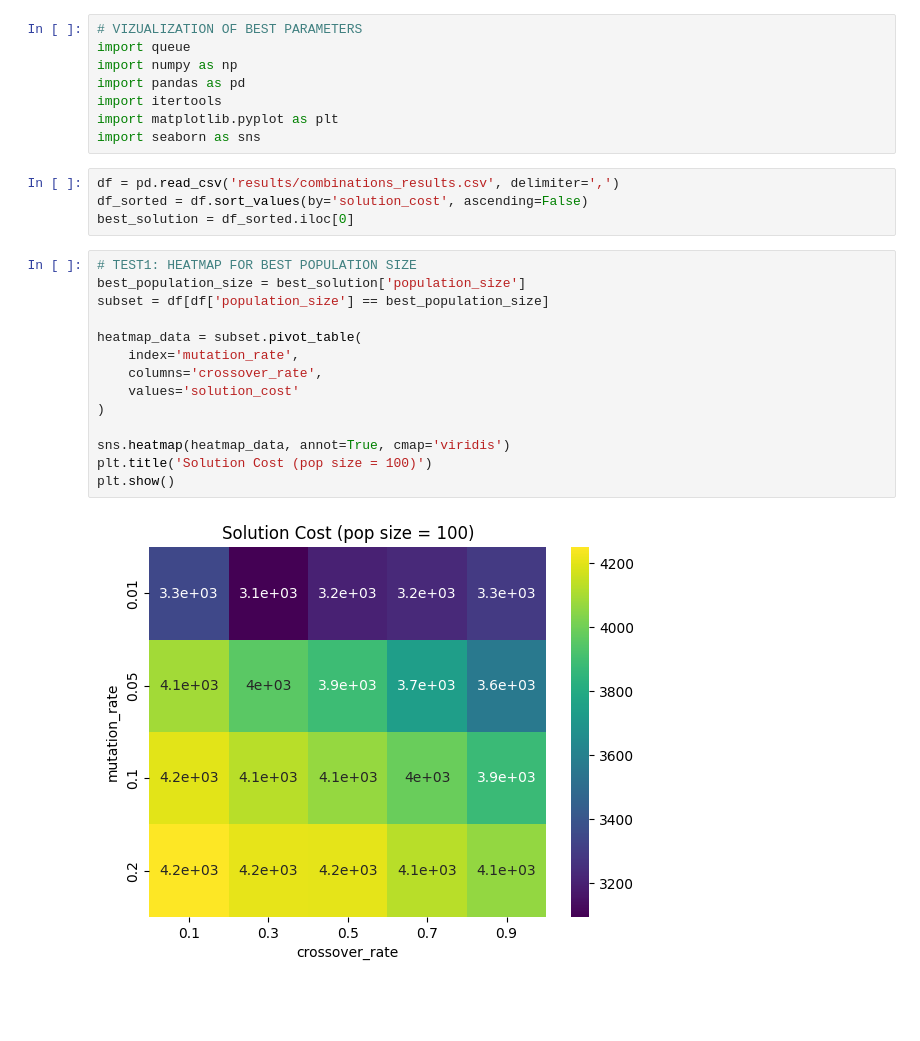
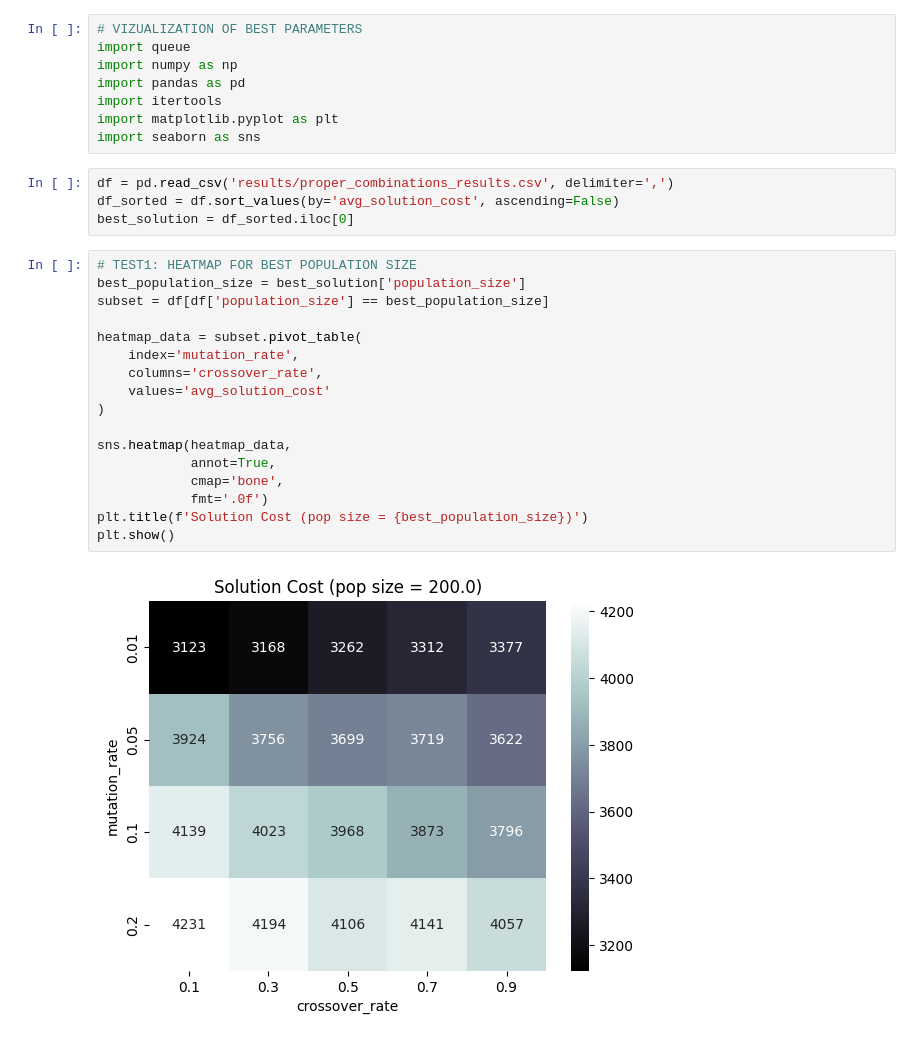
Before and after one commit to CenturionTheMan/OptimizationLabs, a Jupyter notebook: lab6/test1_zad2_5.ipynb, the cells around one changed output. Saved outputs shown, nothing was run; the diff lists cells and outputs as text; blank space fills up the shorter version.

```diff
--- a/lab6/test1_zad2_5.ipynb
+++ b/lab6/test1_zad2_5.ipynb
@@ -7,22 +7,25 @@ import itertools
 import matplotlib.pyplot as plt
 import seaborn as sns
 # %%
-df = pd.read_csv('results/combinations_results.csv', delimiter=',')
-df_sorted = df.sort_values(by='solution_cost', ascending=False)
+df = pd.read_csv('results/proper_combinations_results.csv', delimiter=',')
+df_sorted = df.sort_values(by='avg_solution_cost', ascending=False)
 best_solution = df_sorted.iloc[0]
 # %%
 # TEST1: HEATMAP FOR BEST POPULATION SIZE
 best_population_size = best_solution['population_size']
 subset = df[df['population_size'] == best_population_size]
 
 heatmap_data = subset.pivot_table(
     index='mutation_rate',
     columns='crossover_rate',
-    values='solution_cost'
+    values='avg_solution_cost'
 )
 
-sns.heatmap(heatmap_data, annot=True, cmap='viridis')
-plt.title('Solution Cost (pop size = 100)')
+sns.heatmap(heatmap_data,
+            annot=True,
+            cmap='bone',
+            fmt='.0f')
+plt.title(f'Solution Cost (pop size = {best_population_size})')
 plt.show()
 # %% [output]
-[figure, old version]
+[figure, new version]
```
Also changed, not shown: parts of 3 cells of this notebook, 4 other files.
